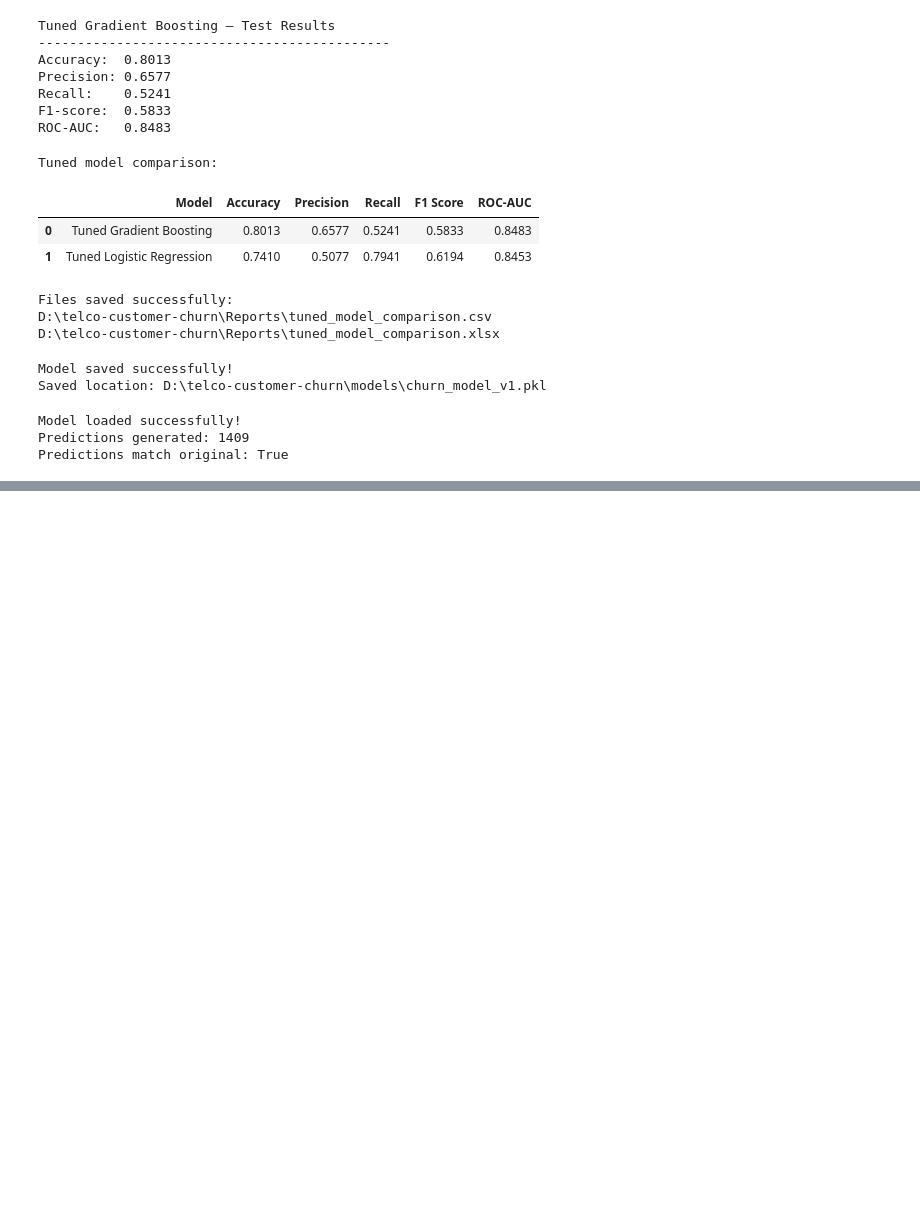
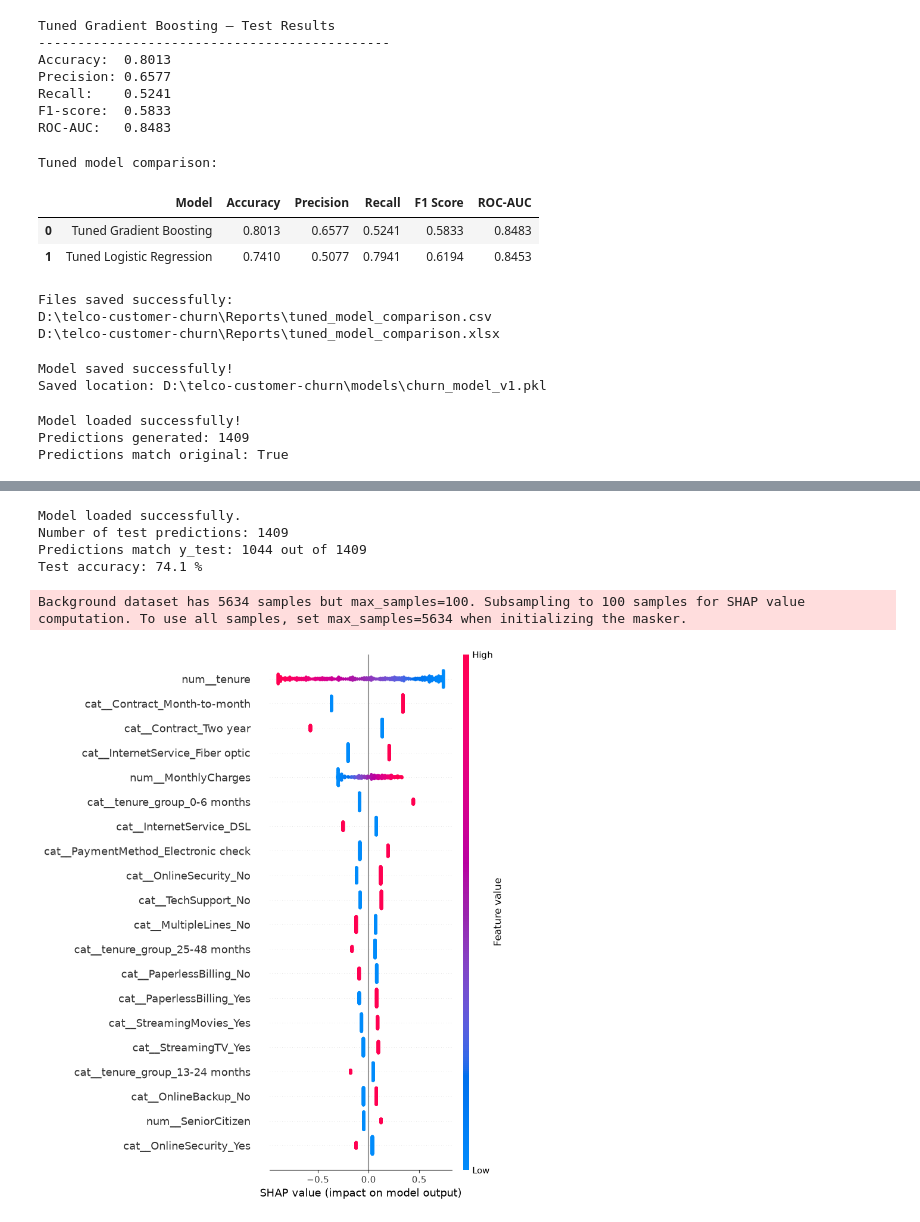
Before and after one commit to AnujYadav-ds/telco-customer-churn, a Jupyter notebook: Notebooks/03_modeling.ipynb, the cells around one changed output, grey strips where cells are left out. Saved outputs shown, nothing was run; the diff lists cells and outputs as text; code cells hidden in the pictures; blank space fills up the shorter version.

Commit message:
Finalize telco customer churn project

```diff
--- a/Notebooks/03_modeling.ipynb
+++ b/Notebooks/03_modeling.ipynb
@@ -941,0 +986,64 @@ Predictions match original: True
+# %%
+
+# Loading the saved, trained pipeline
+model_path = project_root / "models" / "churn_model_v1.pkl"
+final_model = joblib.load(model_path)
+
+# Predicting churn on the recreated test set
+y_test_pred_check = final_model.predict(X_test)
+
+# Verifying that the saved model works with our recreated data
+print("Model loaded successfully.")
+print("Number of test predictions:", len(y_test_pred_check))
+print("Predictions match y_test:", (y_test_pred_check == y_test).sum(), "out of", len(y_test))
+print("Test accuracy:", round(final_model.score(X_test, y_test) * 100, 2), "%")
+# %% [output]
+Model loaded successfully.
+Number of test predictions: 1409
+Predictions match y_test: 1044 out of 1409
+Test accuracy: 74.1 %
+# %%
+
+import shap
+import matplotlib.pyplot as plt
+import pandas as pd
+
+# Transforming the raw test data using the saved pipeline's preprocessor
+preprocessor = final_model.named_steps["preprocessor"]
+trained_classifier = final_model.named_steps["model"]
+
+X_test_processed = preprocessor.transform(X_test)
+
+# Getting the feature names after one-hot encoding
+feature_names = preprocessor.get_feature_names_out()
+
+# Converting transformed data into a DataFrame for clear SHAP labels
+X_test_processed_df = pd.DataFrame(
+    X_test_processed,
+    columns=feature_names,
+    index=X_test.index
+)
+
+# Explaining a manageable sample of test customers
+X_shap = X_test_processed_df.sample(
+    n=min(300, len(X_test_processed_df)),
+    random_state=42
+)
+
+# Creating SHAP explainer for Logistic Regression
+explainer = shap.LinearExplainer(
+    trained_classifier,
+    preprocessor.transform(X_train).toarray()
+    if hasattr(preprocessor.transform(X_train), "toarray")
+    else preprocessor.transform(X_train)
+)
+
+shap_values = explainer(X_shap)
+
+# Plot the summary
+shap.summary_plot(shap_values, X_shap, show=False)
+plt.tight_layout()
+plt.show()
+# %% [output]
+Background dataset has 5634 samples but max_samples=100. Subsampling to 100 samples for SHAP value computation. To use all samples, set max_samples=5634 when initializing the masker.
+[figure, added]
```
Also changed, not shown: parts of 4 cells of this notebook, 6 other files.
